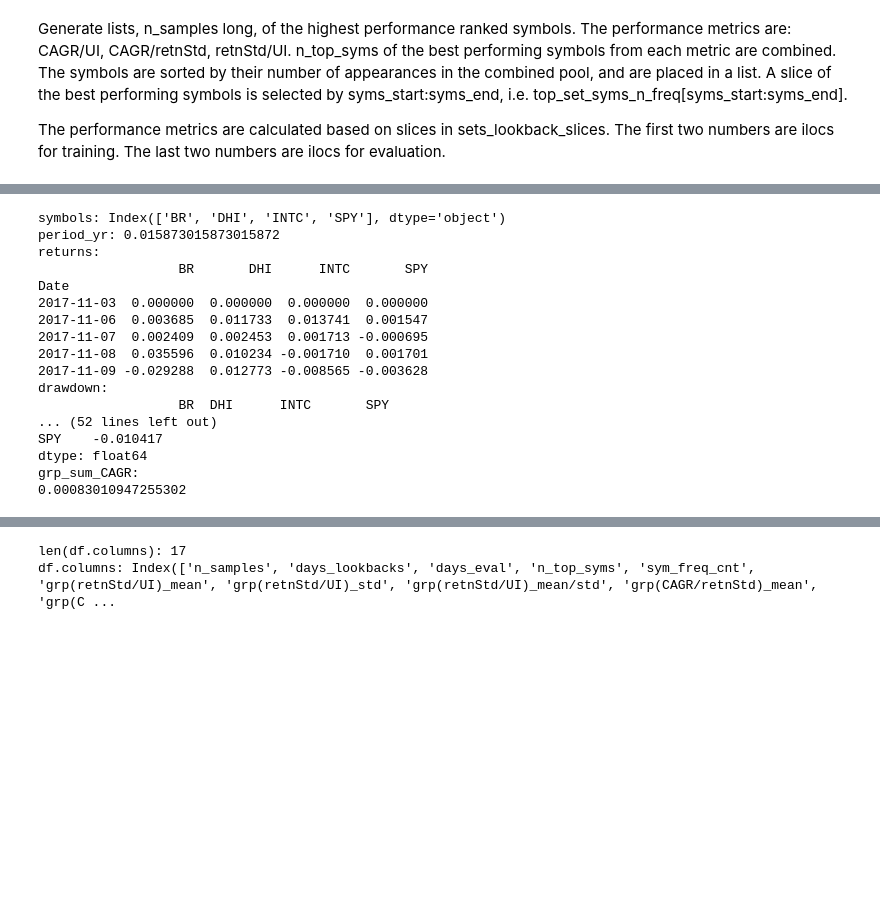
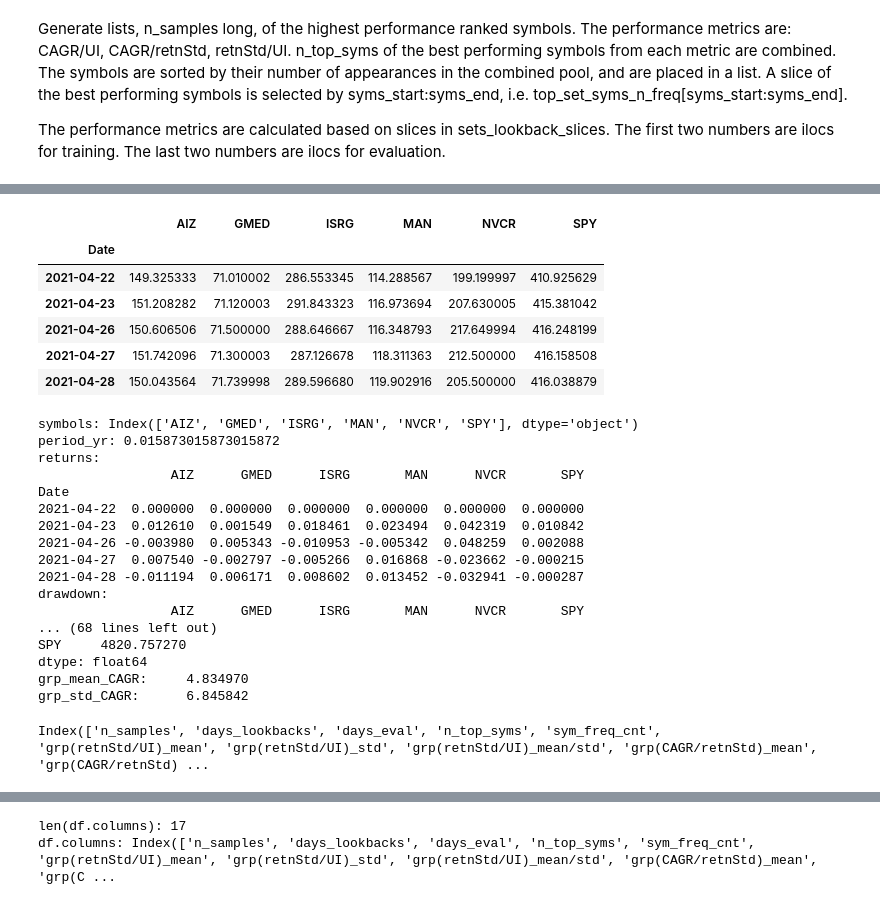
Before and after one commit to pympk/py379, a Jupyter notebook: yf_7_freq_cnt.ipynb, the cells around one changed output, grey strips where cells are left out. Cells and saved outputs as stored; diff of their text form; code cells hidden in the pictures; blank space fills up the shorter version.

```diff
--- a/yf_7_freq_cnt.ipynb
+++ b/yf_7_freq_cnt.ipynb
@@ -464 +385,13 @@ df
+# %%
+# pickle_dump(df, path_data_dump, 'df_eval_n_SPY_test_data')
+_df = pickle_load(path_data_dump, 'df_eval_n_SPY_test_data')
+_df
+# %% [output]
+|  | AIZ | GMED | ISRG | MAN | NVCR | SPY |
+| Date |  |  |  |  |  |  |
+| 2021-04-22 | 149.325333 | 71.010002 | 286.553345 | 114.288567 | 199.199997 | 410.925629 |
+| 2021-04-23 | 151.208282 | 71.120003 | 291.843323 | 116.973694 | 207.630005 | 415.381042 |
+| 2021-04-26 | 150.606506 | 71.500000 | 288.646667 | 116.348793 | 217.649994 | 416.248199 |
+| 2021-04-27 | 151.742096 | 71.300003 | 287.126678 | 118.311363 | 212.500000 | 416.158508 |
+| 2021-04-28 | 150.043564 | 71.739998 | 289.596680 | 119.902916 | 205.500000 | 416.038879 |
 # %%
@@ -491,22 +425,27 @@ print(f'returns_std_div_UI:\n{retnStd_div_UI}')
 print(f'CAGR:\n{CAGR}')
 print(f'CAGR_div_returns_std:\n{CAGR_div_retnStd}')
 print(f'CAGR_div_UI:\n{CAGR_div_UI}')
-print(f'grp_sum_CAGR:\n{grp_SumCAGR}')
+print(f'grp_mean_CAGR: {grp_MeanCAGR:>12.6f}')
+print(f'grp_std_CAGR:  {grp_StdCAGR:>12.6f}')
 # %% [output]
-symbols: Index(['BR', 'DHI', 'INTC', 'SPY'], dtype='object')
+symbols: Index(['AIZ', 'GMED', 'ISRG', 'MAN', 'NVCR', 'SPY'], dtype='object')
 period_yr: 0.015873015873015872
 returns:
-                  BR       DHI      INTC       SPY
+                 AIZ      GMED      ISRG       MAN      NVCR       SPY
 Date
-2017-11-03  0.000000  0.000000  0.000000  0.000000
-2017-11-06  0.003685  0.011733  0.013741  0.001547
-2017-11-07  0.002409  0.002453  0.001713 -0.000695
-2017-11-08  0.035596  0.010234 -0.001710  0.001701
-2017-11-09 -0.029288  0.012773 -0.008565 -0.003628
+2021-04-22  0.000000  0.000000  0.000000  0.000000  0.000000  0.000000
+2021-04-23  0.012610  0.001549  0.018461  0.023494  0.042319  0.010842
+2021-04-26 -0.003980  0.005343 -0.010953 -0.005342  0.048259  0.002088
+2021-04-27  0.007540 -0.002797 -0.005266  0.016868 -0.023662 -0.000215
+2021-04-28 -0.011194  0.006171  0.008602  0.013452 -0.032941 -0.000287
 drawdown:
-                  BR  DHI      INTC       SPY
-... (52 lines left out)
-SPY    -0.010417
+                 AIZ      GMED      ISRG       MAN      NVCR       SPY
+... (68 lines left out)
+SPY     4820.757270
 dtype: float64
-grp_sum_CAGR:
-0.00083010947255302
+grp_mean_CAGR:     4.834970
+grp_std_CAGR:      6.845842
+# %%
+df_eval_sym_freq_results.columns
+# %% [output]
+Index(['n_samples', 'days_lookbacks', 'days_eval', 'n_top_syms', 'sym_freq_cnt', 'grp(retnStd/UI)_mean', 'grp(retnStd/UI)_std', 'grp(retnStd/UI)_mean/std', 'grp(CAGR/retnStd)_mean', 'grp(CAGR/retnStd) ...
```
Also changed, not shown: parts of 10 cells of this notebook, 3 other files.
